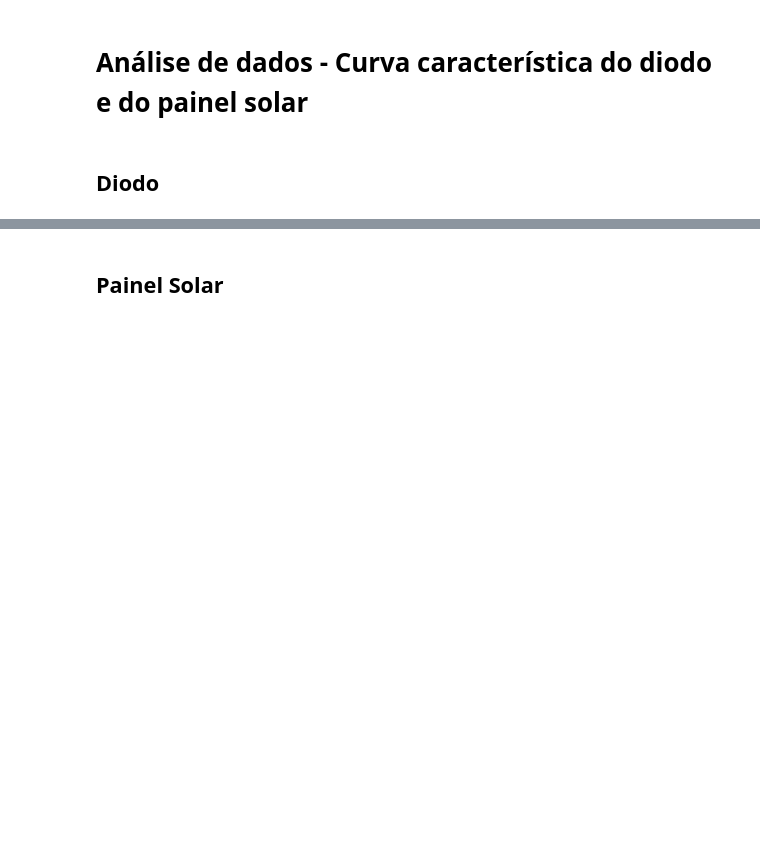
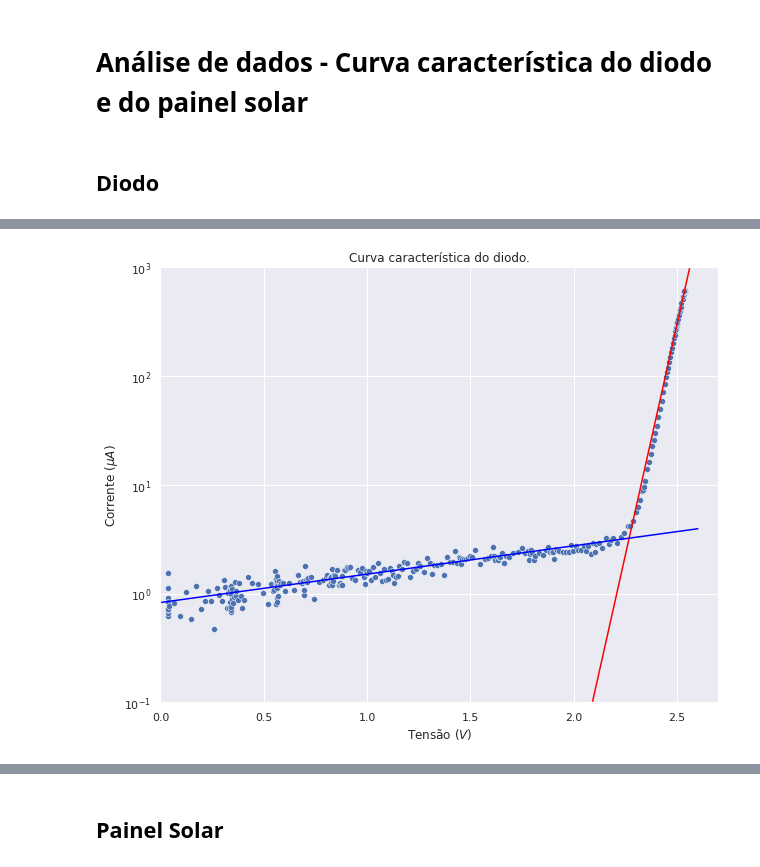
Before and after one commit to ivfreire/lab_3, a Jupyter notebook: Experimento 1/Atividade 3/análise.ipynb, the cells around one changed output, grey strips where cells are left out. Saved outputs shown, nothing was run; the diff lists cells and outputs as text; code cells hidden in the pictures; blank space fills up the shorter version.

```diff
--- a/Experimento 1/Atividade 3/análise.ipynb
+++ b/Experimento 1/Atividade 3/análise.ipynb
@@ -22,0 +46,31 @@ sns.lineplot(data=df_diodo, x='Tensao B', y='Corrente')
+# %%
+fits[0] = curve_fit(
+	lambda x, b, c: np.exp( b * ( x - c )),
+	xdata=df_diodo['Tensao B'][240:],
+	ydata=df_diodo['Corrente'][240:],
+	sigma=df_diodo['sCorrente'][240:],
+	maxfev=10000
+	)
+# %%
+fits[1] = curve_fit(
+	lambda x, b, c: np.exp( b * ( x - c )),
+	xdata=df_diodo['Tensao B'][:201],
+	ydata=df_diodo['Corrente'][:201],
+	sigma=df_diodo['sCorrente'][:201]
+)
+# %%
+plt.title('Curva característica do diodo.')
+sns.scatterplot(x=df_diodo['Tensao B'], y=df_diodo['Corrente'] * 1E6)
+
+x = np.linspace(0, 2.6, 1000)
+sns.lineplot(x=x, y=np.exp(fits[0][0][0]*(x - fits[0][0][1]))*1E6, color='red')
+sns.lineplot(x=x, y=np.exp(fits[1][0][0]*(x - fits[1][0][1]))*1E6, color='blue')
+
+plt.xlabel('Tensão ($V$)')
+plt.ylabel('Corrente ($\mu A$)')
+plt.xlim(0, 2.7)
+plt.ylim(1E-1, 1E3)
+plt.yscale('log')
+plt.show()
+# %% [output]
+[figure, added]
```
Also changed, not shown: parts of 14 cells of this notebook.
